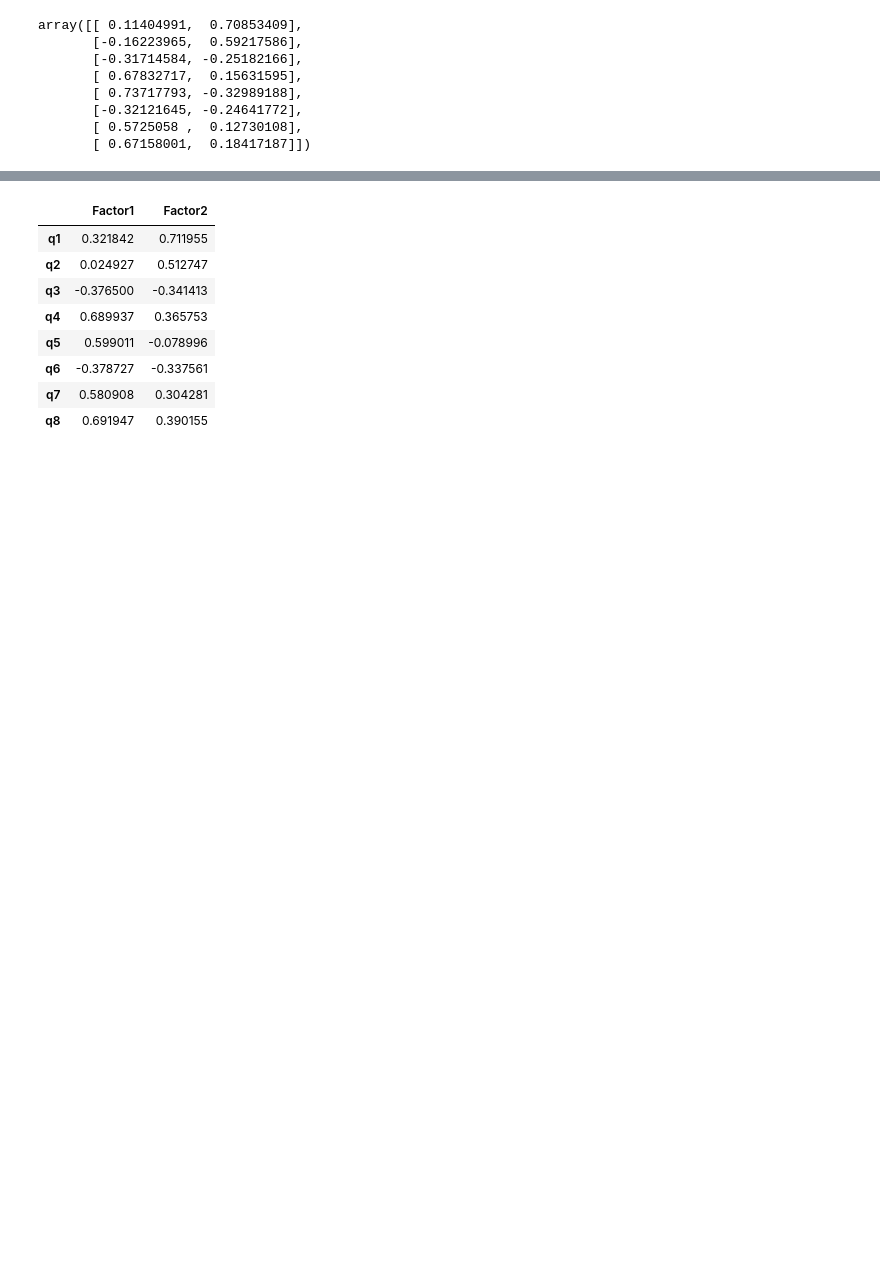
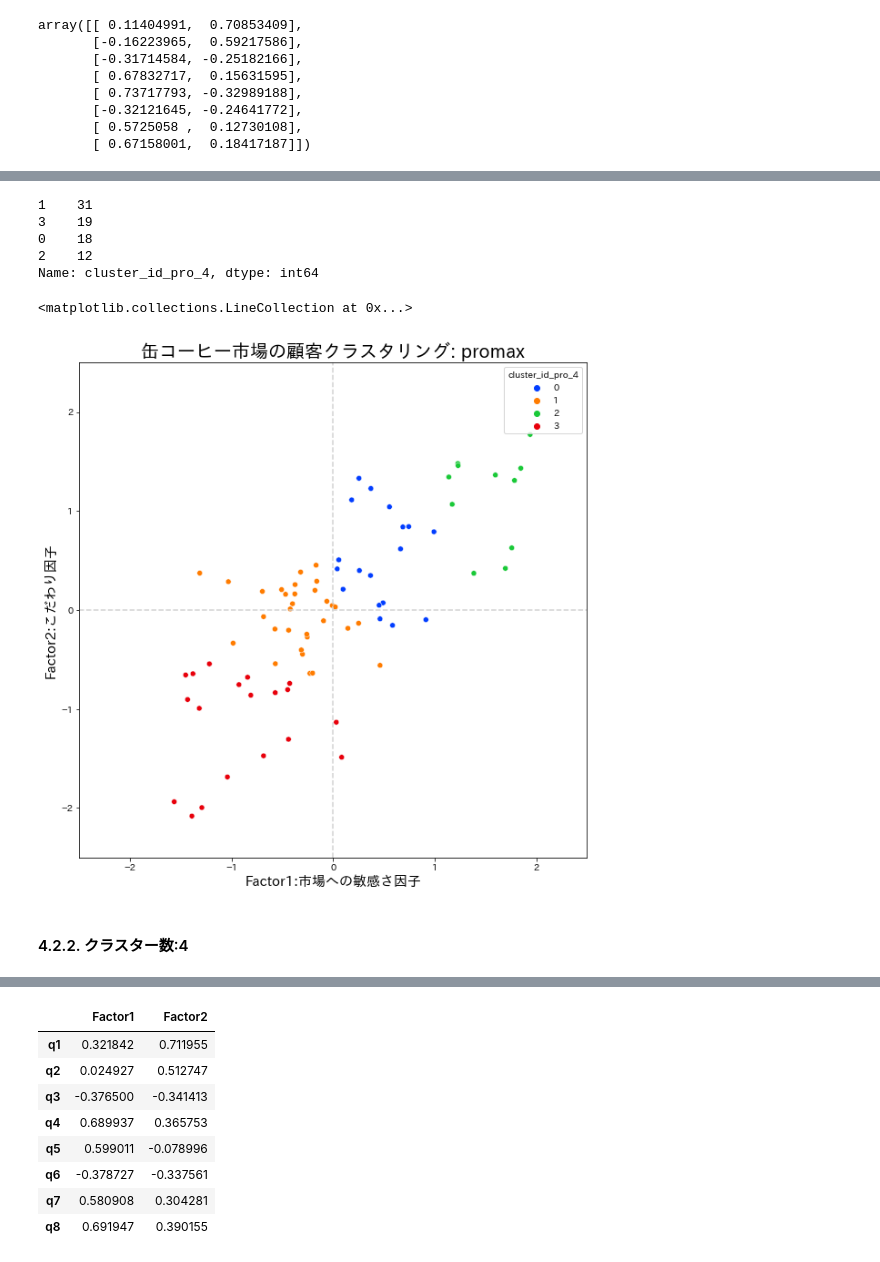
Before and after one commit to TomoyaOzawa-DA/Datact, a Jupyter notebook: Cluster/Cluster_coffee.ipynb, the cells around one changed output, grey strips where cells are left out. Saved outputs shown, nothing was run; the diff lists cells and outputs as text; code cells hidden in the pictures; blank space fills up the shorter version.

```diff
--- a/Cluster/Cluster_coffee.ipynb
+++ b/Cluster/Cluster_coffee.ipynb
@@ -337,0 +436,3 @@ Factor1は市場への敏感さ因子、Factor2はこだわり因子？？
+# %%
+df_promax = pd.DataFrame(score_promax, columns = ["Factor1_promax", "Factor2_promax"])
+df_promax.head()
@@ -337,0 +481,23 @@ Factor1は市場への敏感さ因子、Factor2はこだわり因子？？
+# %%
+df['cluster_id_pro_4'].value_counts()
+# %% [output]
+1    31
+3    19
+0    18
+2    12
+Name: cluster_id_pro_4, dtype: int64
+# %%
+plt.figure(figsize=(10, 10))
+sns.scatterplot(data = df, x = "Factor1_promax", y = "Factor2_promax", hue = "cluster_id_pro_4", palette='bright')
+plt.xlabel('Factor1:市場への敏感さ因子',size = 15)
+plt.ylabel('Factor2:こだわり因子',size = 15)
+plt.title('缶コーヒー市場の顧客クラスタリング: promax',size = 20)
+plt.xlim(-2.5, 2.5)
+plt.ylim(-2.5, 2.5)
+plt.hlines([0], -2.5, 2.5, 'lightgray', linestyles='dashed')
+plt.vlines([0], -2.5, 2.5, 'lightgray', linestyles='dashed')
+# %% [output]
+<matplotlib.collections.LineCollection at 0x...>
+[figure, added]
+# %% [markdown]
+#### 4.2.2. クラスター数:4
```
Also changed, not shown: parts of 73 cells of this notebook.
